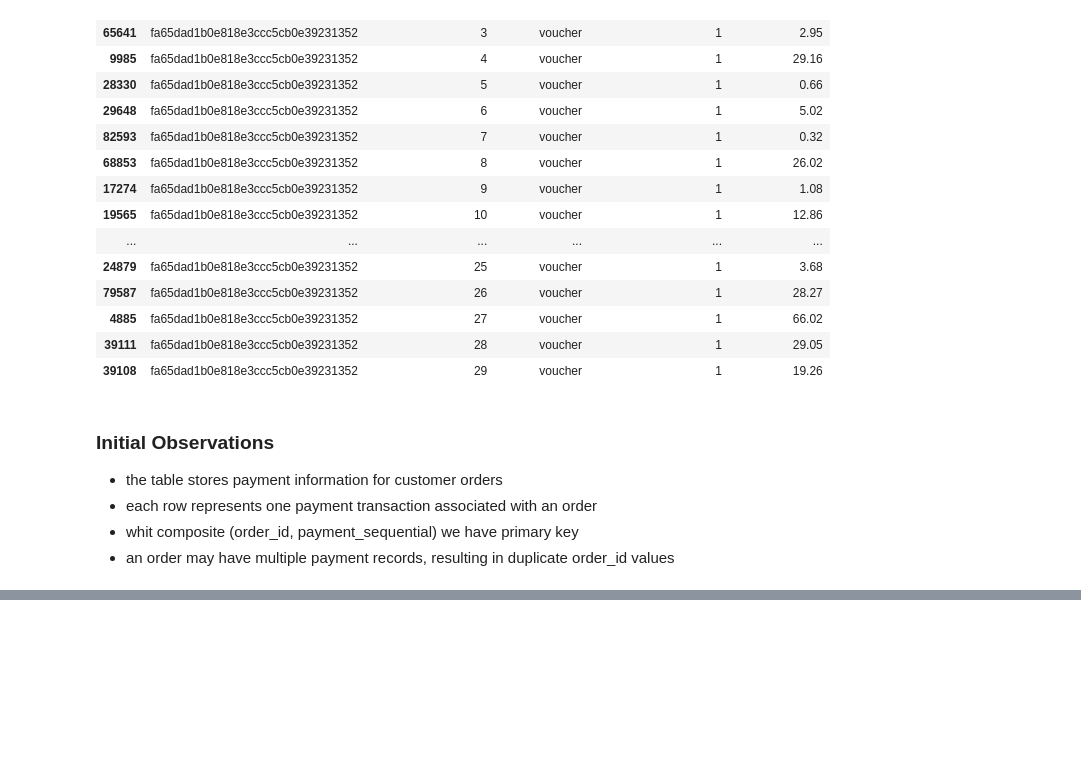
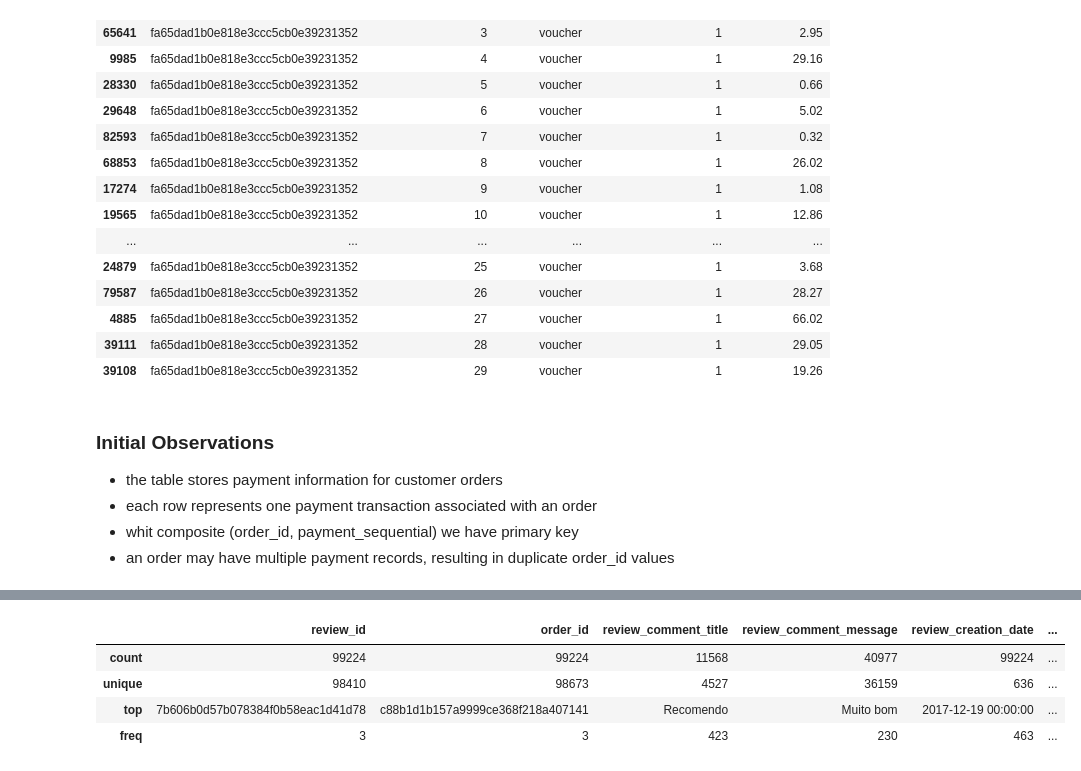
Before and after one commit to AminrezaAman/brazilian-ecommerce-analytics, a Jupyter notebook: notebooks/01_data_understanding.ipynb, the cells around one changed output, grey strips where cells are left out. Drawn from its saved outputs; the diff is of its cells as text; code cells hidden in the pictures; blank space fills up the shorter version.

```diff
--- a/notebooks/01_data_understanding.ipynb
+++ b/notebooks/01_data_understanding.ipynb
@@ -516,0 +588,8 @@ df_payments[df_payments.order_id == 'fa65dad1b0e818e3ccc5cb0e39231352'].sort_val
+# %%
+df_reviews.describe(include='object')
+# %% [output]
+|  | review_id | order_id | review_comment_title | review_comment_message | review_creation_date | ... |
+| count | 99224 | 99224 | 11568 | 40977 | 99224 | ... |
+| unique | 98410 | 98673 | 4527 | 36159 | 636 | ... |
+| top | 7b606b0d57b078384f0b58eac1d41d78 | c88b1d1b157a9999ce368f218a407141 | Recomendo | Muito bom | 2017-12-19 00:00:00 | ... |
+| freq | 3 | 3 | 423 | 230 | 463 | ... |
```
Also changed, not shown: parts of 12 cells of this notebook.
